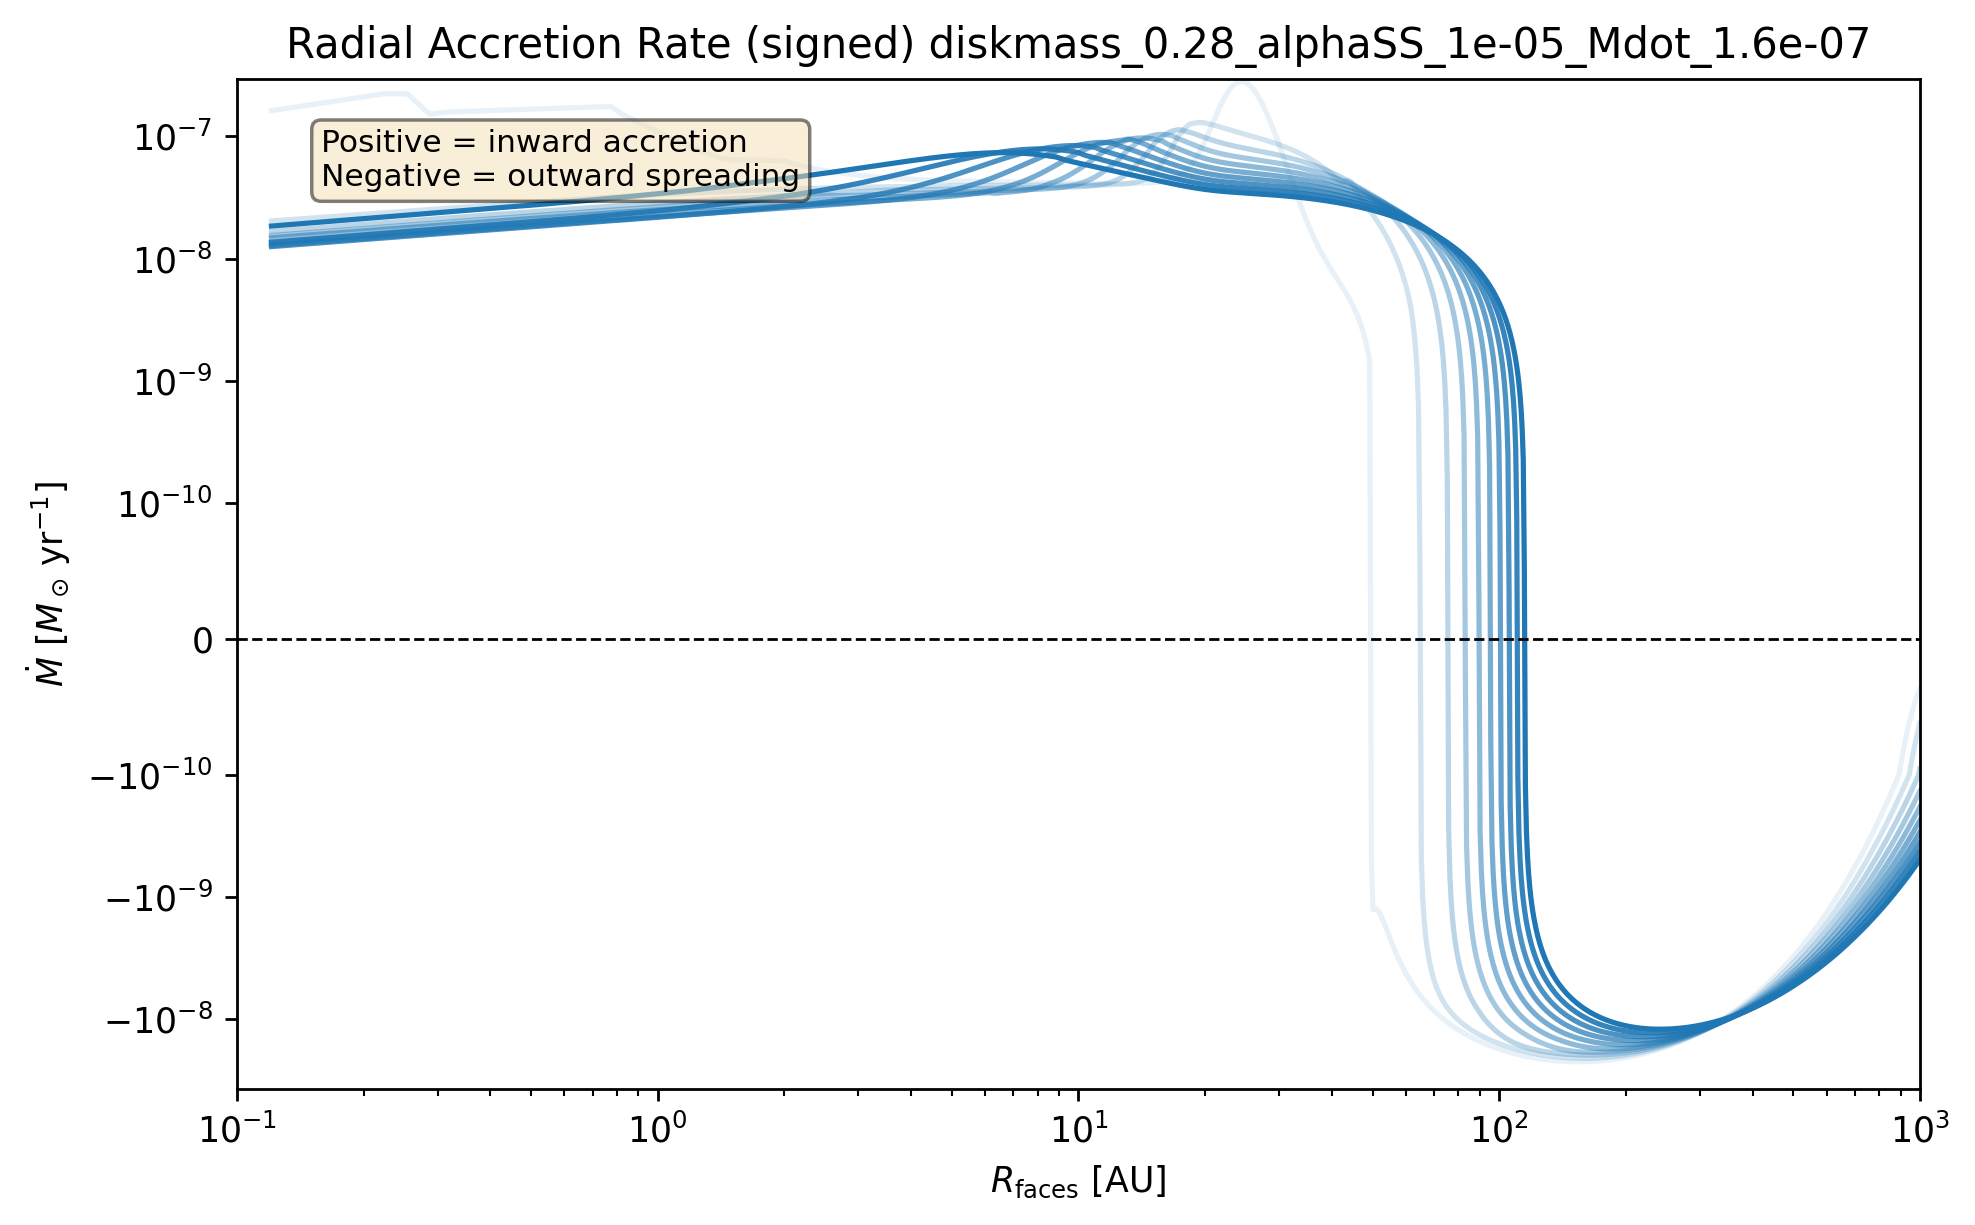
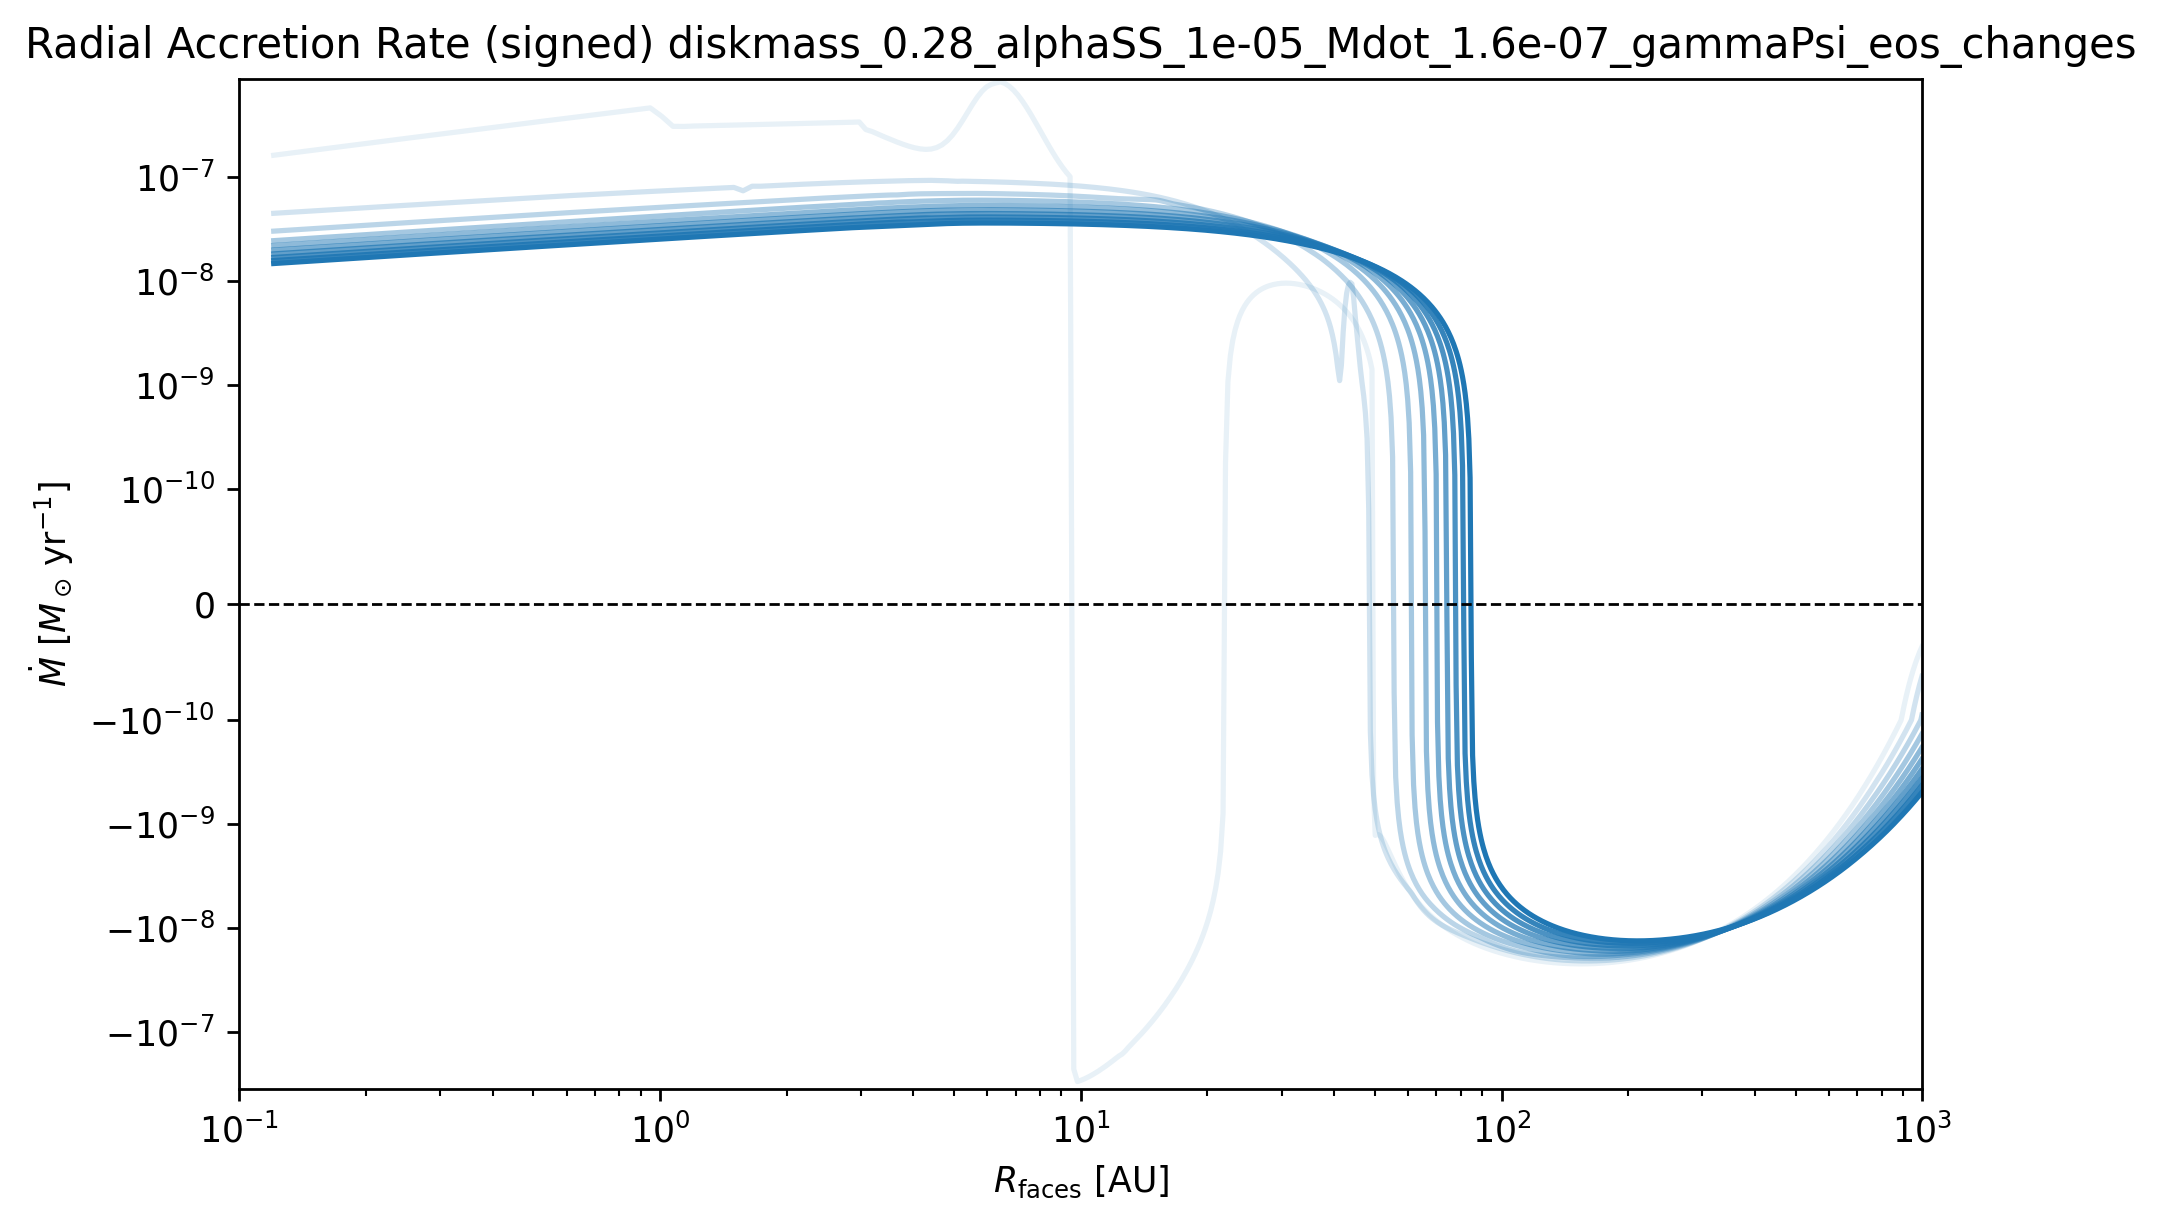
Code edit (unified diff) that turned the first committed figure into the second:
--- before
+++ after
@@ -15,7 +15,4 @@
 ax.set_xlim(R_in, R_out)
 ax.set_yscale('symlog', linthresh=1e-10)  # Symmetric log scale
-ax.text(0.05, 0.95, 'Positive = inward accretion\nNegative = outward spreading',
-        transform=ax.transAxes, va='top', fontsize=9,
-        bbox=dict(boxstyle='round', facecolor='wheat', alpha=0.5))
 ax.minorticks_on()
 ax.tick_params(axis='both', which='minor', length=2)

Commit: changes